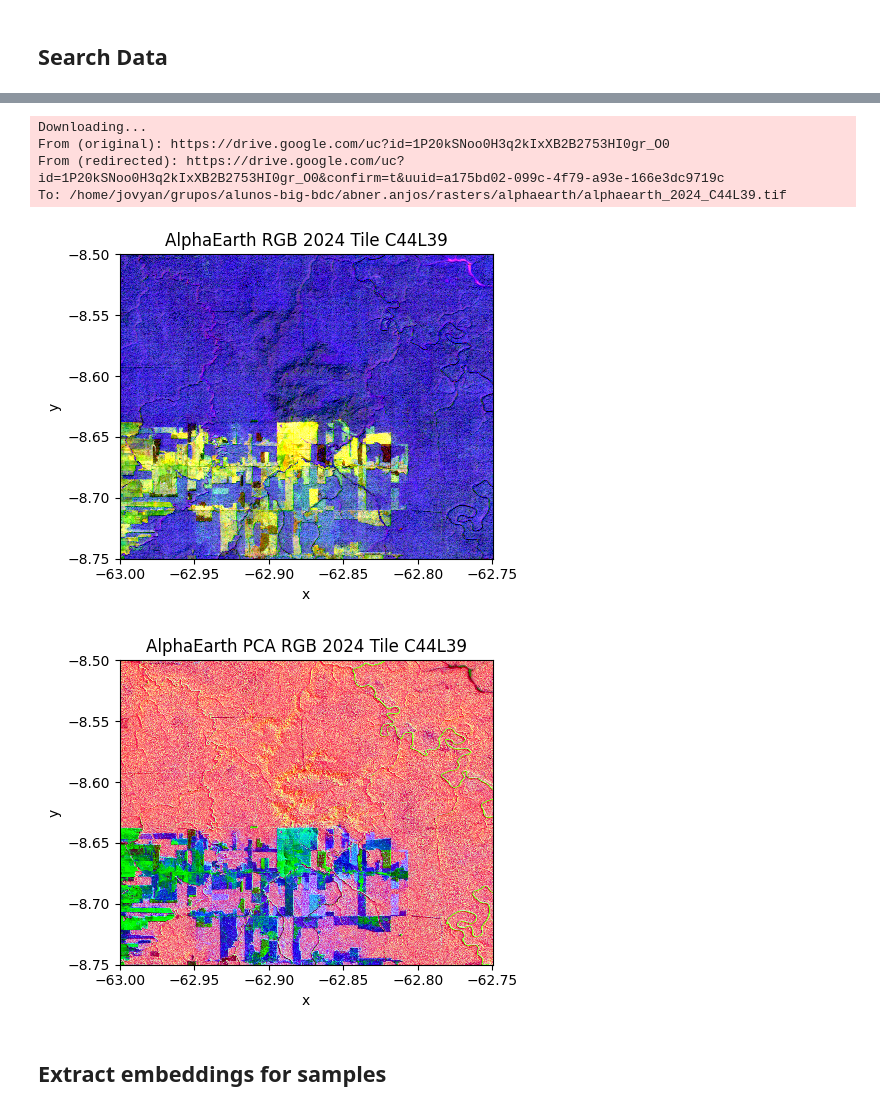
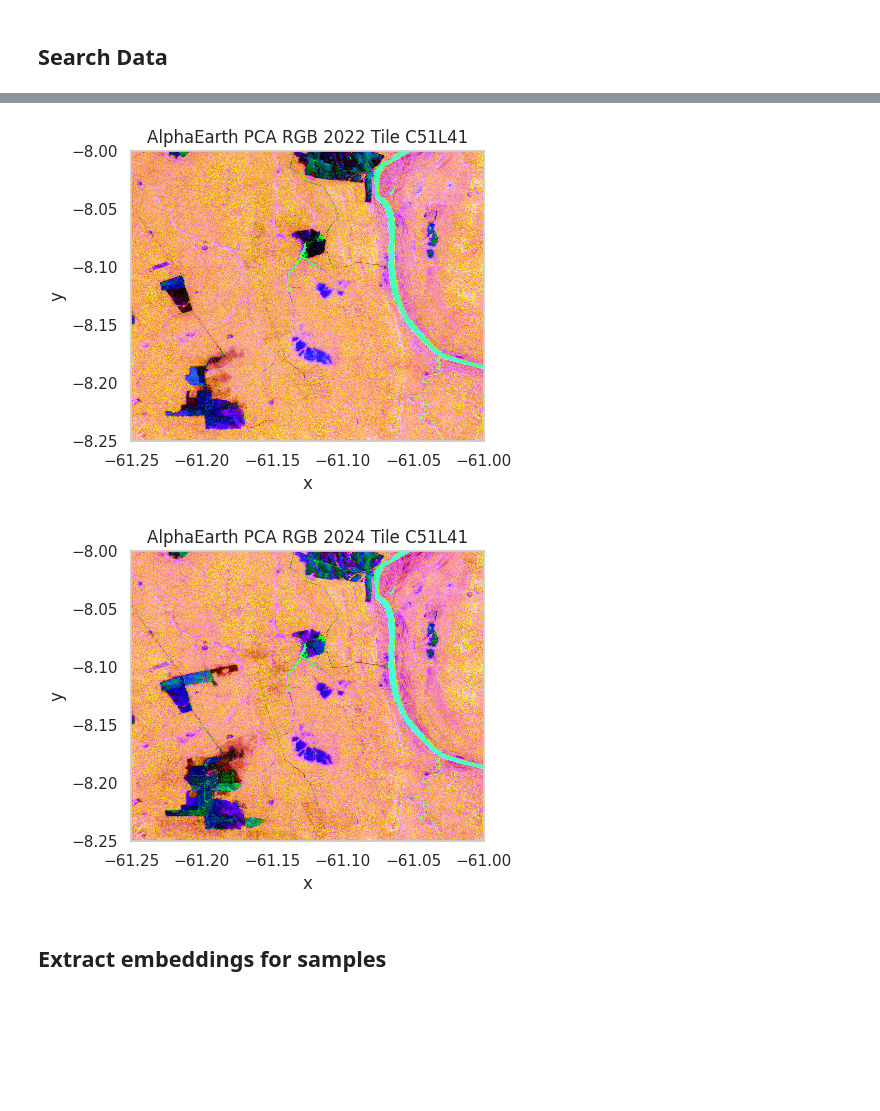
Before and after one commit to AbnerErnaniADSFatec/analise-disturbios-gfm, a Jupyter notebook: 3_alphaearth.ipynb, the cells around one changed output, grey strips where cells are left out. Saved outputs shown, nothing was run; the diff lists cells and outputs as text; code cells hidden in the pictures; blank space fills up the shorter version.

```diff
--- a/3_alphaearth.ipynb
+++ b/3_alphaearth.ipynb
@@ -54,8 +56,8 @@ base_proj = dataset_source.first().projection()
 # %% [markdown]
 ## Search Data
 # %%
-tile_ids = ['C60L63', 'C51L41', 'C56L49', 'C44L39', 'C51L34']
-years_ = years[1:]
+tile_ids = tiles
+years_ = years
 mosaics = {}
 
 for year in years_:
@@ -152,54 +167,62 @@ with open(logs_file, "a", encoding="utf-8") as file:
-# %%
-# Link público de compartilhamento
-urls = {
-    # "alphaearth_2024_C44L39.tif": "https://drive.google.com/file/d/1P20kSNoo0H3q2kIxXB2B2753HI0gr_O0/view?usp=drive_link"
-}
-
-for file in list(urls.keys()):
-    gdown.download(urls[file], f"{mosaics_path}/{file}", quiet = False)
-# %% [output]
-Downloading...
-From (original): https://drive.google.com/uc?id=1P20kSNoo0H3q2kIxXB2B2753HI0gr_O0
-From (redirected): https://drive.google.com/uc?id=1P20kSNoo0H3q2kIxXB2B2753HI0gr_O0&confirm=t&uuid=a175bd02-099c-4f79-a93e-166e3dc9719c
-To: /home/jovyan/grupos/alunos-big-bdc/abner.anjos/rasters/alphaearth/alphaearth_2024_C44L39.tif
+# %%
+tile_ids = tiles
+years_ = years
+
+names = []
+tile_ids = sorted(tile_ids)
+for year in years_:
+    for tile_id in tile_ids:
+        file = mosaics[year][tile_id]["file"]
+        output_file = f"{file}.tif"
+        mosaic_file_name = f'{mosaics_path}/{output_file}'
+        if not os.path.isfile(mosaic_file_name):
+            names.append(output_file)
+
+with open(urls_alphaearth, "r", encoding="utf-8") as file:
+    urls = file.read().split("\n")
+
+    for i in range(len(names)):
+        print(names[i], urls[i])
+        # gdown.download(urls[i], f"{mosaics_path}/{names[i]}", quiet = False)
 # %%
-tile_ids = ['C44L39']
-years_ = years[1:]
+tile_ids = ["C51L41"]
+years_ = years
 bands_ = [1, 5, 10]
-check_bands = True
+check_bands = False
 
 for year in years_:
     for tile_id in tile_ids:
         output_file = mosaics[year][tile_id]["file"]
         mosaic_file_name = f'{mosaics_path}/{output_file}.tif'
         mosaics[year][tile_id]["embeddings"] = rioxarray.open_rasterio(mosaic_file_name, masked=True)
 
         output_file_pca = f"{output_file}_pca.tif"
         mosaic_file_name_pca = f'{mosaics_path}/{output_file_pca}'
 
         alphaearth_pca = None
         if not os.path.isfile(mosaic_file_name_pca):
+            print(f"Computing PCA for {mosaic_file_name}...")
             alphaearth_pca = compute_pca_rgb(mosaics[year][tile_id]["embeddings"], n_components=3, p_min=2.0, p_max=98.0)
             alphaearth_pca.rio.to_raster(mosaic_file_name_pca, compress="lzw")
         else:
             alphaearth_pca = rioxarray.open_rasterio(mosaic_file_name_pca, masked=True)
 
         if check_bands:
             plot_xarray_(
                 mosaics[year][tile_id]["embeddings"],
                 bands = bands_,
                 title=f"AlphaEarth RGB {year} Tile {tile_id}",
                 figsize=(5, 4)
             )
 
         plot_xarray_(
             alphaearth_pca,
             title=f"AlphaEarth PCA RGB {year} Tile {tile_id}",
             figsize=(5, 4)
         )
 # %% [output]
-[figure, old version]
+[figure, new version]
-[figure, old version]
+[figure, new version]
 # %% [markdown]
 ## Extract embeddings for samples
 # %%
```
Also changed, not shown: parts of 8 cells of this notebook, 14 other files.
